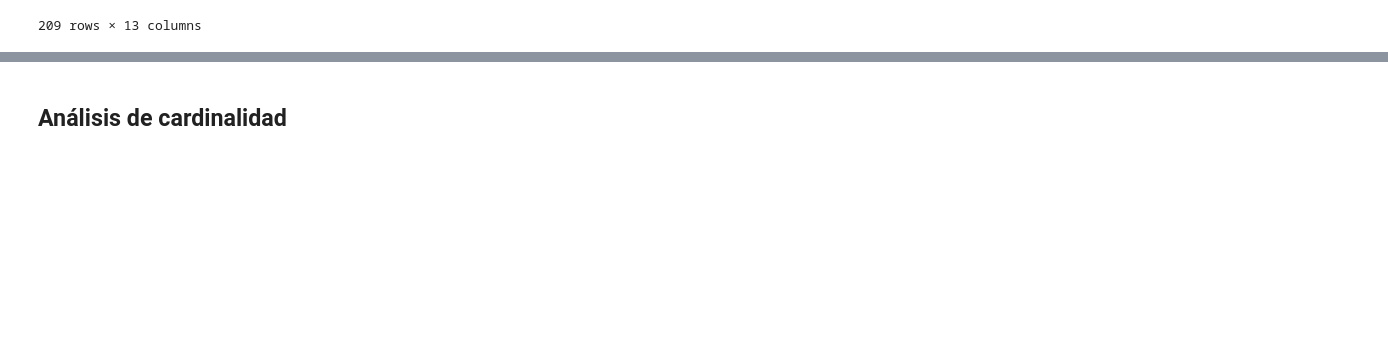
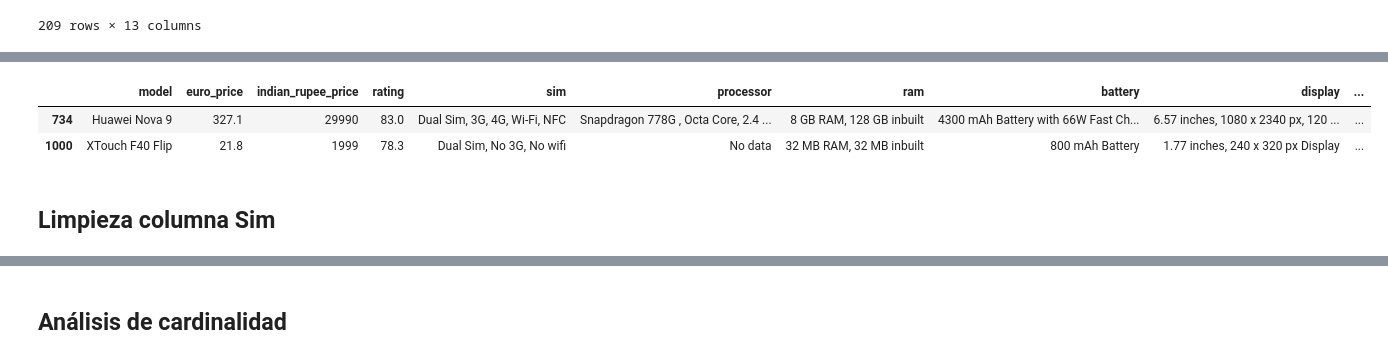
Before and after one commit to LauraGSanchz/EDA_smartphones, a Jupyter notebook: laura_garcia.ipynb, the cells around one changed output, grey strips where cells are left out. Cells and saved outputs as stored; diff of their text form; code cells hidden in the pictures; blank space fills up the shorter version.

```diff
--- a/laura_garcia.ipynb
+++ b/laura_garcia.ipynb
@@ -647,0 +722,6 @@ for indice, valor in smartphones['card'].items():
+# %%
+smartphones[smartphones['card'].str.contains('HarmonyOS | Display', case=False)]
+# %% [output]
+|  | model | euro_price | indian_rupee_price | rating | sim | processor | ram | battery | display | ... |
+| 734 | Huawei Nova 9 | 327.1 | 29990 | 83.0 | Dual Sim, 3G, 4G, Wi-Fi, NFC | Snapdragon 778G , Octa Core, 2.4 ... | 8 GB RAM, 128 GB inbuilt | 4300 mAh Battery with 66W Fast Ch... | 6.57 inches, 1080 x 2340 px, 120 ... | ... |
+| 1000 | XTouch F40 Flip | 21.8 | 1999 | 78.3 | Dual Sim, No 3G, No wifi | No data | 32 MB RAM, 32 MB inbuilt | 800 mAh Battery | 1.77 inches, 240 x 320 px Display | ... |
@@ -647,0 +741,2 @@ for indice, valor in smartphones['card'].items():
+# %% [markdown]
+## Limpieza columna Sim
```
Also changed, not shown: parts of 17 cells of this notebook, 1 other file.
